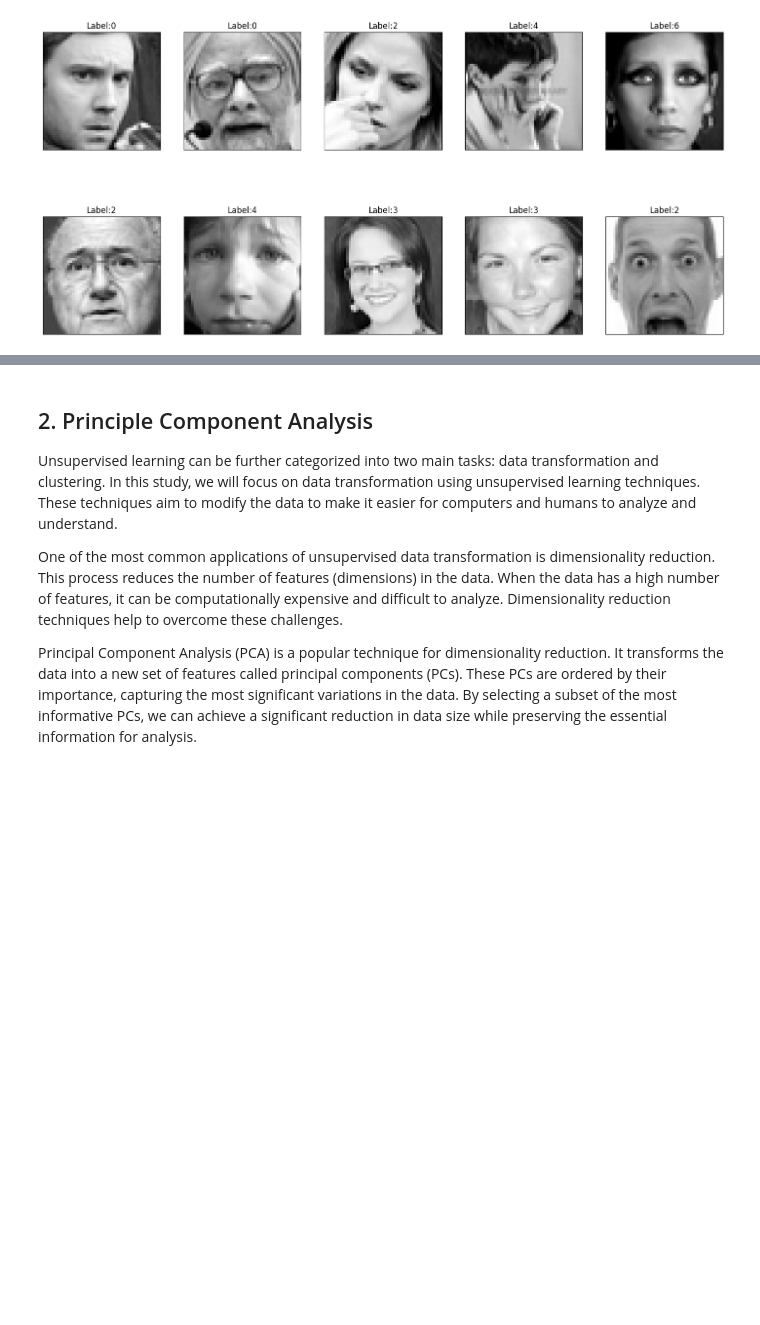
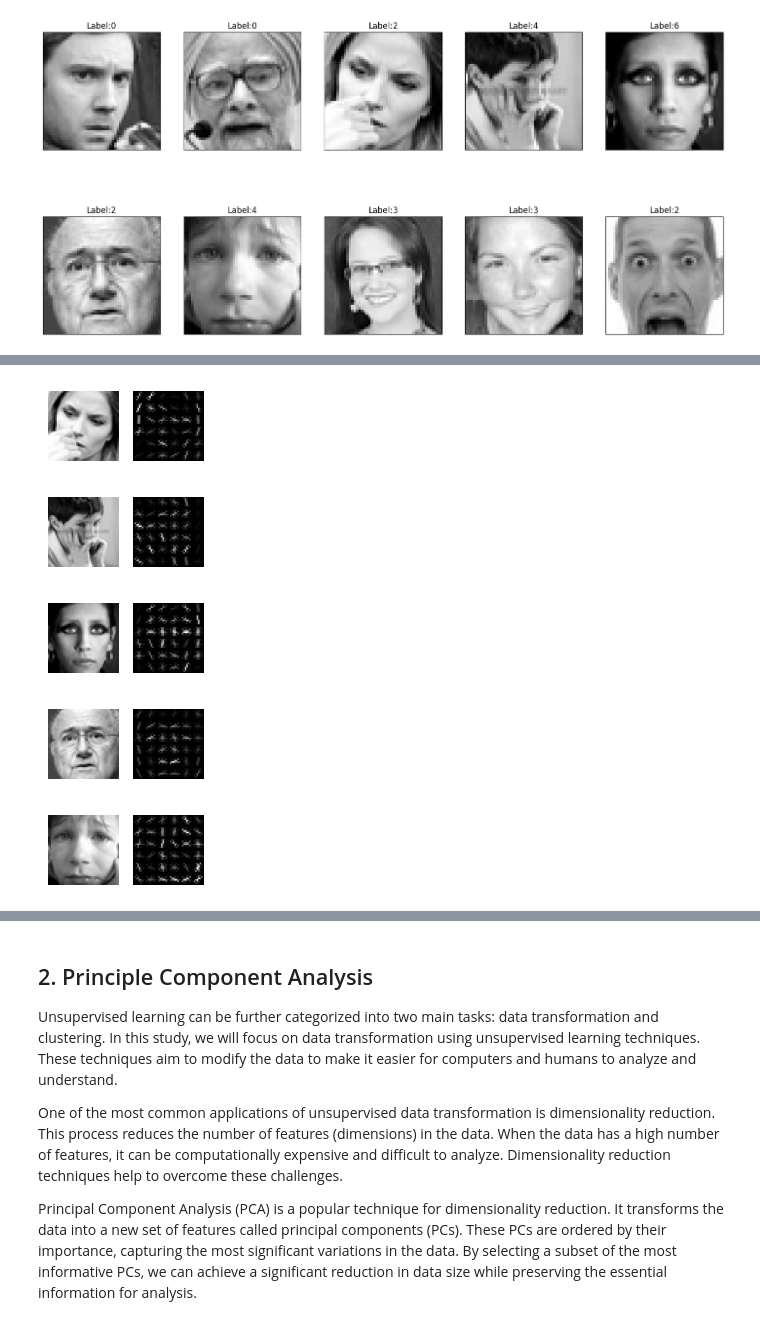
Before and after one commit to KimThy13/Fundamental-ML, a Jupyter notebook: notebooks/EDA.ipynb, the cells around one changed output, grey strips where cells are left out. Drawn from its saved outputs; the diff is of its cells as text; code cells hidden in the pictures; blank space fills up the shorter version.

```diff
--- a/notebooks/EDA.ipynb
+++ b/notebooks/EDA.ipynb
@@ -65,0 +211,3 @@ show_img(images, labels)
+# %%
+X = final_df.drop('target', axis=1)
+y = final_df['target']
@@ -65,0 +281,19 @@ show_img(images, labels)
+# %%
+# Create an instance of HOGFeatureExtractor and extract HOG features
+extractor = HOGFeatureExtractor()
+hog_features_array, hog_images = extractor.extract_features_from_dataframe(X)
+# %%
+# Plot some images before and after hog
+for i in range(2, 7):
+    fig, (ax1, ax2) = plt.subplots(1, 2, figsize=(2,1), sharex=True, sharey=True)
+    ax1.axis('off')
+    ax1.imshow(image_array[i].reshape(48, 48), cmap=plt.cm.gray)
+    ax2.axis('off')
+    ax2.imshow(hog_images[i], cmap=plt.cm.gray)
+    plt.show()
+# %% [output]
+[figure, added]
+[figure, added]
+[figure, added]
+[figure, added]
+[figure, added]
```
Also changed, not shown: parts of 108 cells of this notebook.
